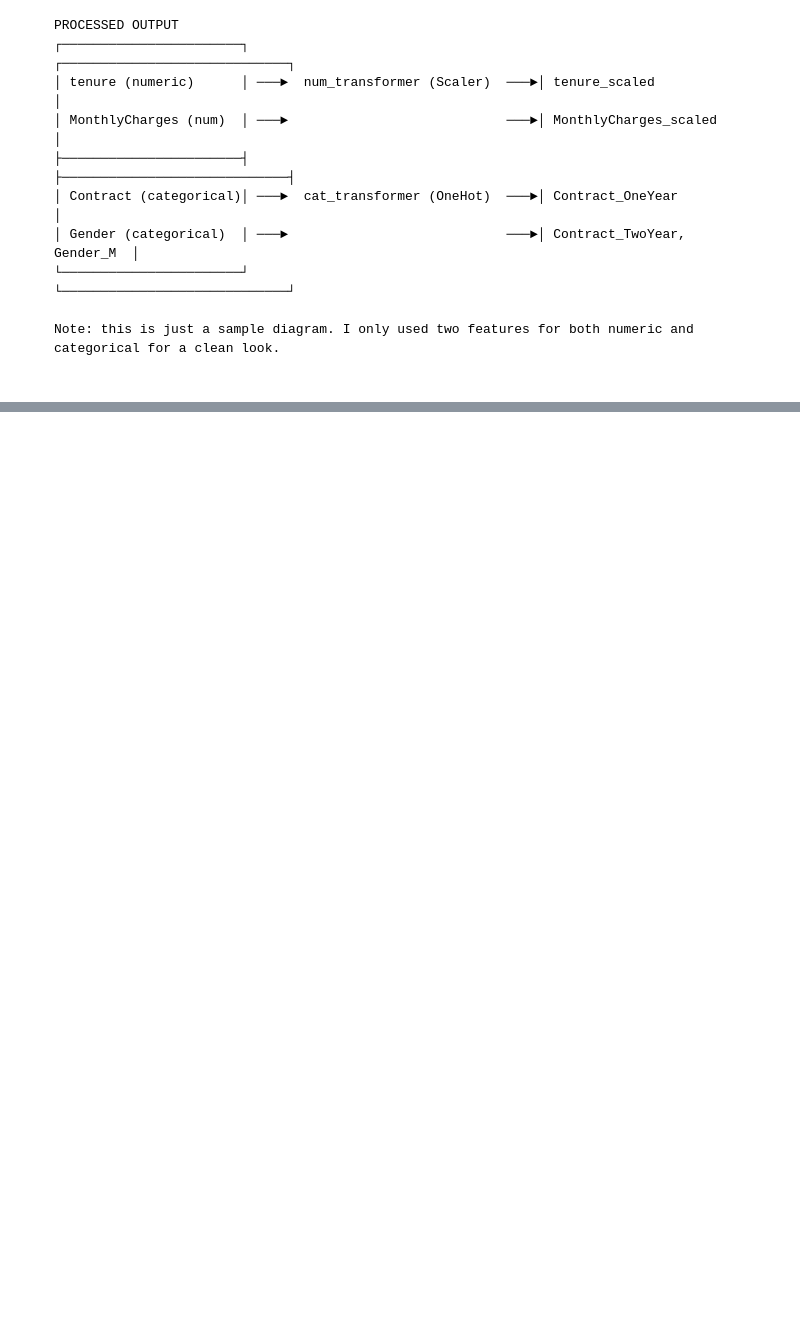
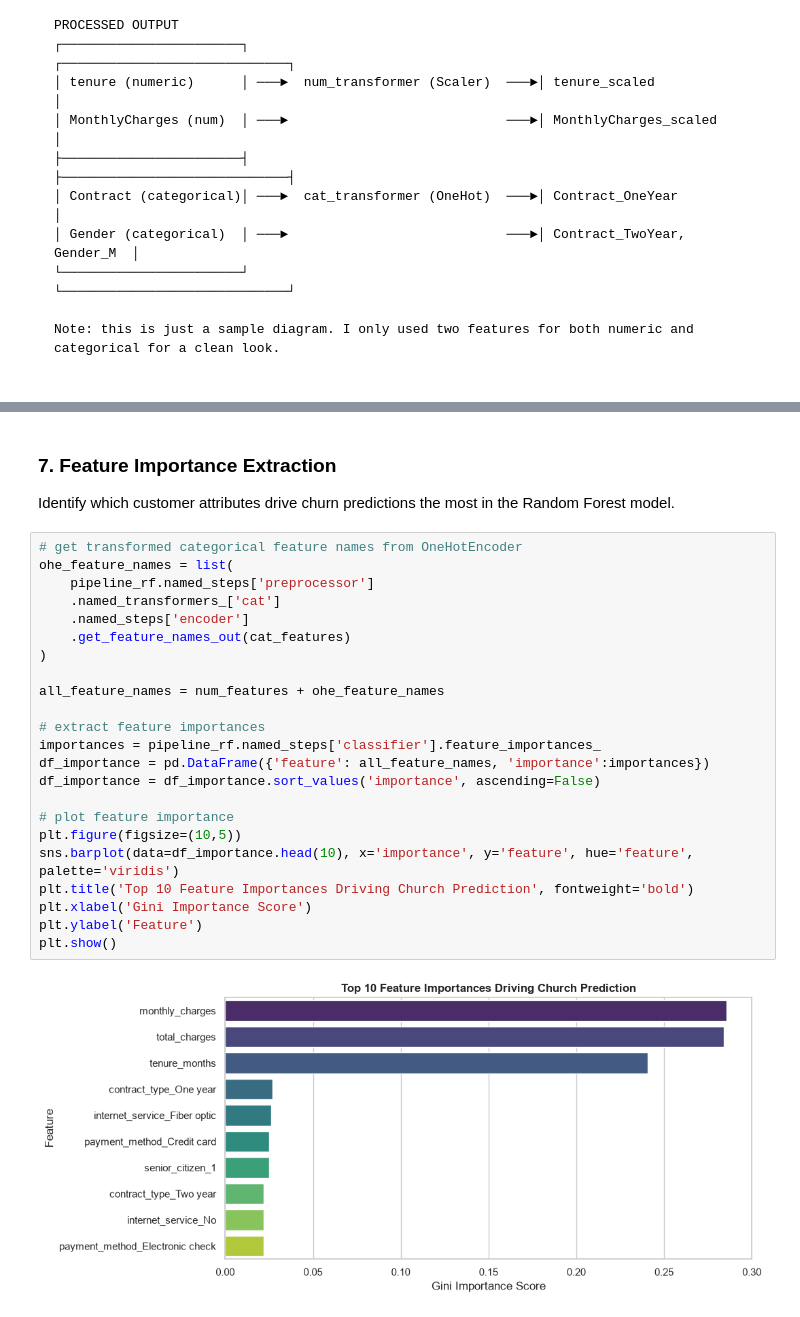
Before and after one commit to nzrnshannen/da-ds, a Jupyter notebook: python/data-science/Telco Customer Churn Prediction & Machine Learning Pipeline.ipynb, the cells around one changed output, grey strips where cells are left out. Saved outputs shown, nothing was run; the diff lists cells and outputs as text; blank space fills up the shorter version.

```diff
--- a/python/data-science/Telco Customer Churn Prediction & Machine Learning Pipeline.ipynb
+++ b/python/data-science/Telco Customer Churn Prediction & Machine Learning Pipeline.ipynb
@@ -192,0 +278,28 @@ Note: this is just a sample diagram. I only used two features for both numeric a
+# %% [markdown]
+### 7. Feature Importance Extraction
+Identify which customer attributes drive churn predictions the most in the Random Forest model.
+# %%
+# get transformed categorical feature names from OneHotEncoder
+ohe_feature_names = list(
+    pipeline_rf.named_steps['preprocessor']
+    .named_transformers_['cat']
+    .named_steps['encoder']
+    .get_feature_names_out(cat_features)
+)
+
+all_feature_names = num_features + ohe_feature_names
+
+# extract feature importances
+importances = pipeline_rf.named_steps['classifier'].feature_importances_
+df_importance = pd.DataFrame({'feature': all_feature_names, 'importance':importances})
+df_importance = df_importance.sort_values('importance', ascending=False)
+
+# plot feature importance
+plt.figure(figsize=(10,5))
+sns.barplot(data=df_importance.head(10), x='importance', y='feature', hue='feature', palette='viridis')
+plt.title('Top 10 Feature Importances Driving Church Prediction', fontweight='bold')
+plt.xlabel('Gini Importance Score')
+plt.ylabel('Feature')
+plt.show()
+# %% [output]
+[figure, added]
```
Also changed, not shown: parts of 6 cells of this notebook.
